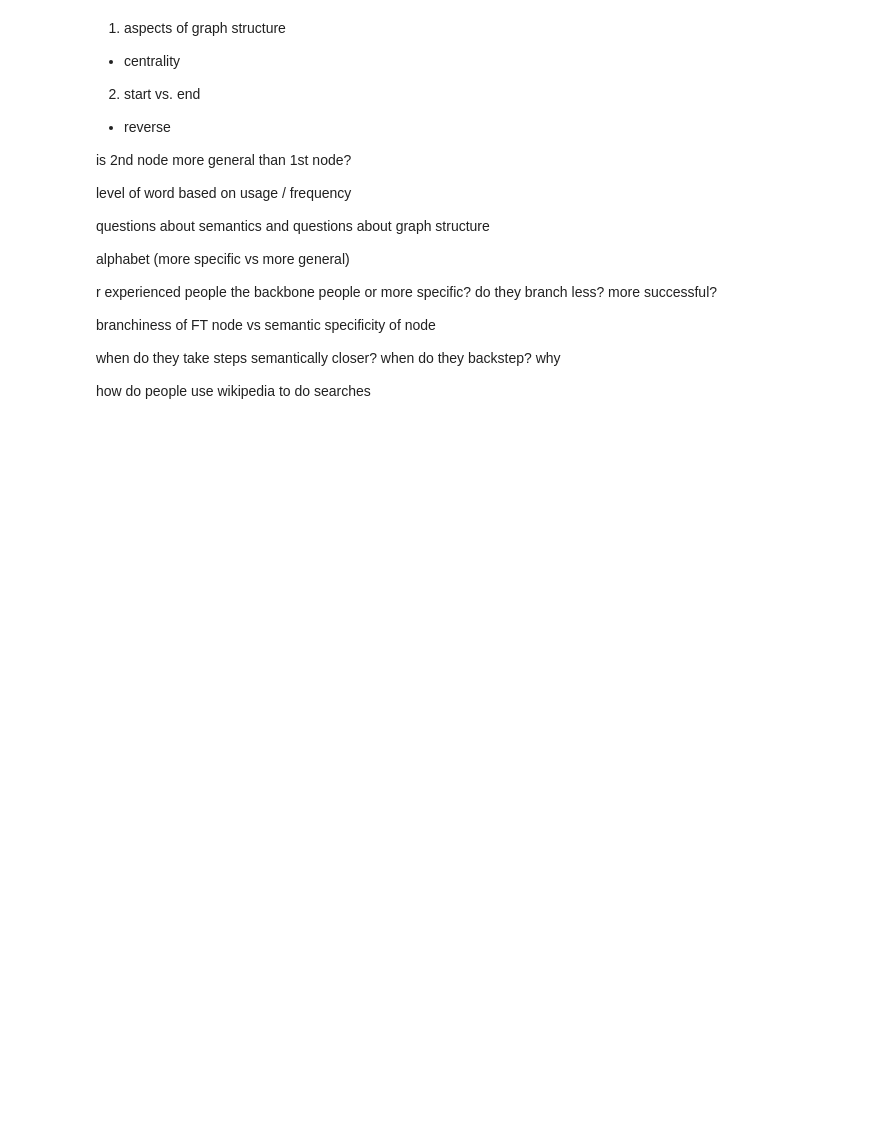
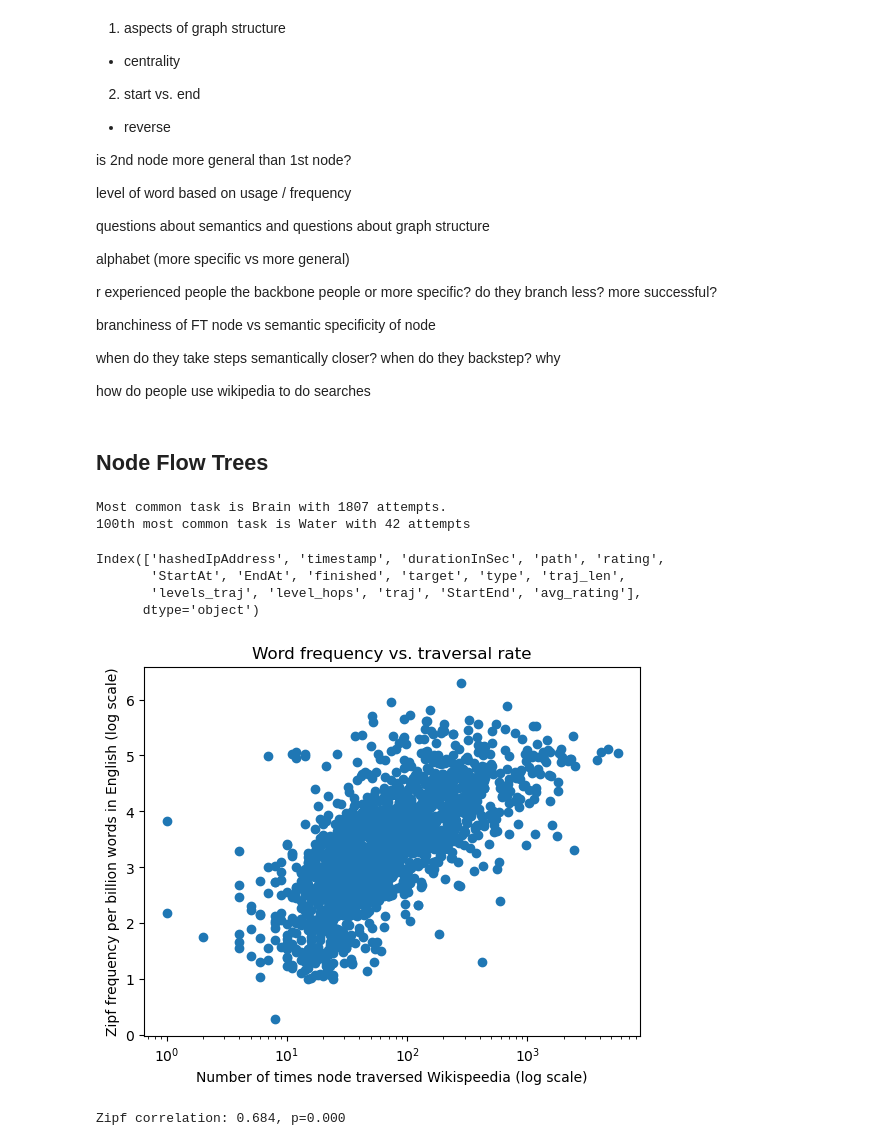
Before and after one commit to geometric-intelligence/mazedyn, a Jupyter notebook: mazedyn/wiki_hypothesis_testing.ipynb, the cells around one changed output. Saved outputs shown, nothing was run; the diff lists cells and outputs as text; code cells hidden in the pictures; blank space fills up the shorter version.

Commit message:
Node-level analysis, testing correlations with centrality and frequency and building node flow trees

```diff
--- a/mazedyn/wiki_hypothesis_testing.ipynb
+++ b/mazedyn/wiki_hypothesis_testing.ipynb
@@ -212,7 +213,7 @@ trajs_df["traj"] = trajs_df["path"].apply(decode_path_to_traj)
 trajs_df["StartEnd"] = trajs_df["StartAt"] + "_" + trajs_df["EndAt"]
 
 # don't want multiple attempts for each person
-trajs_df = trajs_df.drop_duplicates(subset=["hashedIpAddress", "StartEnd"], keep="last")
+trajs_df = trajs_df.drop_duplicates(subset=["hashedIpAddress", "StartEnd"], keep="first")
 
 trajs_df["avg_rating"] = trajs_df.groupby("StartEnd")["rating"].transform("mean")
 
@@ -936,3 +948,24 @@ branchiness of FT node vs semantic specificity of node
 when do they take steps semantically closer? when do they backstep? why
 
 how do people use wikipedia to do searches
+# %% [markdown]
+## Node Flow Trees
+# %%
+# find most common nodes
+k = 100
+most_common_start_nodes = trajs_df["StartAt"].value_counts()[:k].index.tolist()
+
+print(f"Most common task is {most_common_start_nodes[0]} with {len(trajs_df[trajs_df['StartAt'] == most_common_start_nodes[0]]['traj'])} attempts.")
+print(f"{k}th most common task is {most_common_start_nodes[-1]} with {len(trajs_df[trajs_df['StartAt'] == most_common_start_nodes[-1]]['traj'])} attempts")
+
+reduced_trajs_df = trajs_df[trajs_df["StartAt"].isin(most_common_start_nodes)].copy()
+# %% [output]
+Most common task is Brain with 1807 attempts.
+100th most common task is Water with 42 attempts
+# %%
+trajs_df.columns
+# %% [output]
+Index(['hashedIpAddress', 'timestamp', 'durationInSec', 'path', 'rating',
+       'StartAt', 'EndAt', 'finished', 'target', 'type', 'traj_len',
+       'levels_traj', 'level_hops', 'traj', 'StartEnd', 'avg_rating'],
+      dtype='object')
@@ -938,0 +997,31 @@ how do people use wikipedia to do searches
+# %%
+from scipy.stats import pearsonr, norm
+
+node_counts = {}
+for trajectory in all_trajectories:
+    for node in trajectory:
+        node_counts[node] = node_counts.get(node, 0) + 1
+
+sorted_nodes = sorted(node_counts.keys(), key=lambda x: node_counts[x], reverse=True)
+
+wikispeedia_counts, zipf_frequencies = [], []
+for node in sorted_nodes:
+    # print(node, zipf_frequency(node, "en"))
+    zf = zipf_frequency(node, "en")
+    if zf > 0:
+        wikispeedia_counts.append(node_counts[node])
+        zipf_frequencies.append(zf)
+
+
+plt.scatter(wikispeedia_counts, zipf_frequencies)
+plt.xscale("log")
+plt.xlabel("Number of times node traversed Wikispeedia (log scale)")
+plt.ylabel("Zipf frequency per billion words in English (log scale)")
+plt.title("Word frequency vs. traversal rate")
+plt.show()
+
+corr_zipf, p_value_zipf = pearsonr(np.log(wikispeedia_counts), zipf_frequencies)
+print(f"Zipf correlation: {corr_zipf:.3f}, p={p_value_zipf:.3f}")
+# %% [output]
+[figure, added]
+Zipf correlation: 0.684, p=0.000
```
Also changed, not shown: parts of 13 cells of this notebook.
